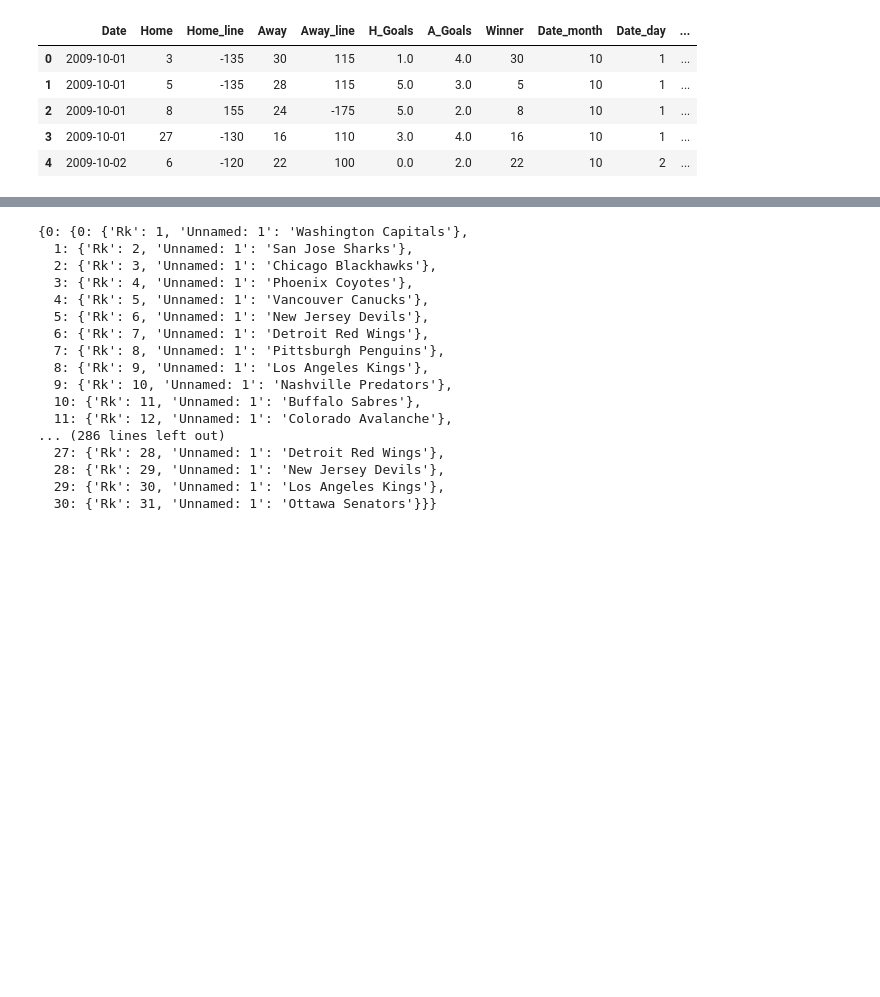
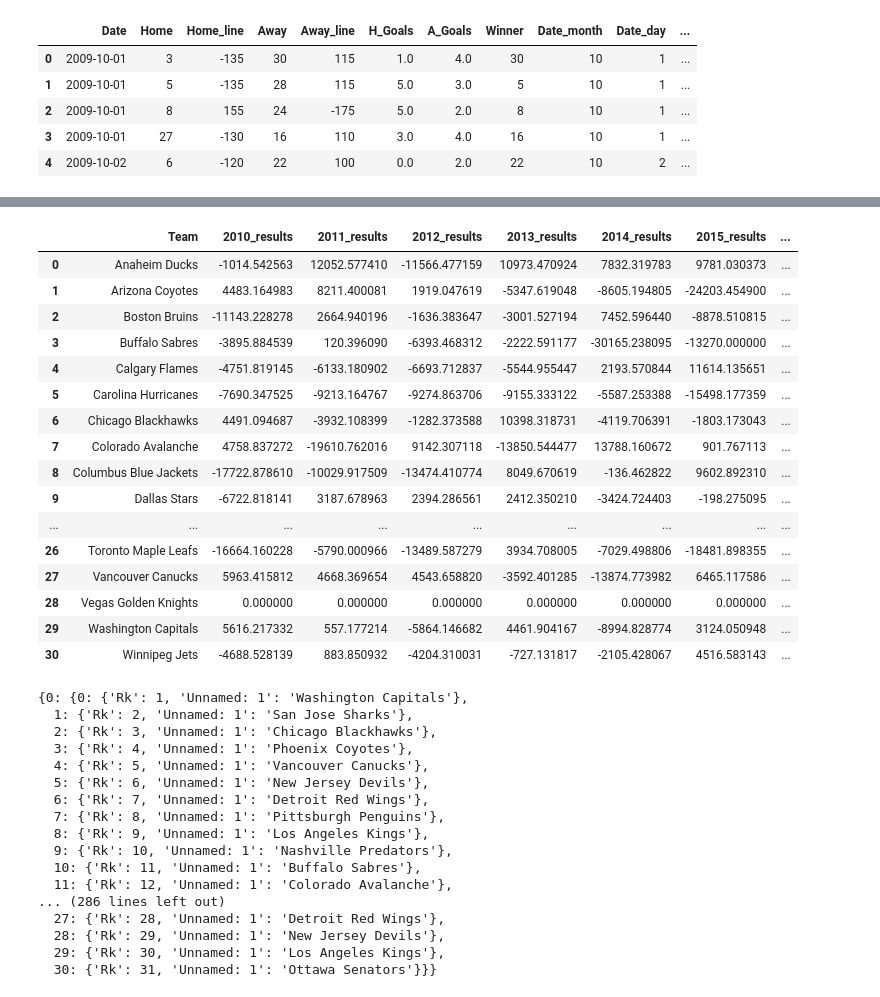
Before and after one commit to ryandheller/project_3, a Jupyter notebook: Combined code.ipynb, the cells around one changed output, grey strips where cells are left out. Drawn from its saved outputs; the diff is of its cells as text; code cells hidden in the pictures; blank space fills up the shorter version.

```diff
--- a/Combined code.ipynb
+++ b/Combined code.ipynb
@@ -211,7 +215,7 @@ rename_dict['Philadelphia Flyers'] = 'Philadelphia Flyers'
 rename_dict['Phoenix Coyotes'] = 'Arizona Coyotes'
 rename_dict['Pittsburgh Penguins'] = 'Pittsburgh Penguins'
 rename_dict['San Jose Sharks'] = 'San Jose Sharks'
-rename_dict['St. Louis Blues'] = 'St. Louis Blues'
+rename_dict['St. Louis Blues'] = 'St Louis Blues'
 rename_dict['Tampa Bay Lightning'] = 'Tampa Bay Lightning'
 rename_dict['Toronto Maple Leafs'] = 'Toronto Maple Leafs'
 rename_dict['Vancouver Canucks'] = 'Vancouver Canucks'
@@ -248,7 +252,7 @@ ML_dict['Ottawa Senators'] = 21
 ML_dict['Philadelphia Flyers'] = 22
 ML_dict['Pittsburgh Penguins'] = 23
 ML_dict['San Jose Sharks'] = 24
-ML_dict['St. Louis Blues'] = 25
+ML_dict['St Louis Blues'] = 25
 ML_dict['Tampa Bay Lightning'] = 26
 ML_dict['Toronto Maple Leafs'] = 27
 ML_dict['Vancouver Canucks'] = 28
@@ -472,7 +463,7 @@ def all_season_results(year):
     return_list=[]
     for num in range(1,32):
         team,season_total = season_results(num)
-        dictionary_name[team] = season_total
+        dictionary_name[team] = int(season_total)
 #         return_list.append(dictionary_name)
     return(dictionary_name)
 
@@ -480,6 +471,6 @@ season_years = [2010,2011,2012,2013,2014,2015,2016,2017,2018,2019]
 all_season_results_dict = {}
 for year in season_years:
     results = all_season_results(year)
-    all_season_results_dict[year]=results
+    all_season_results_dict[f'{year}']=results
 
-# all_season_results_dict
+all_season_results_dict
@@ -486,10 +495,29 @@ for year in season_years:
 # %%
 all_season_results_df = pd.DataFrame.from_records(all_season_results_dict)
 all_season_results_df=all_season_results_df.reset_index()
-all_season_results_df.columns = ['Team','2010_results','2011_results','2012_results','2013_results','2014_results','2015_results','2016_results','2017_results','2018_results','2019_results']
+all_season_results_df.columns = ['Team','2010_results','2011_results','2012_results','2013_results','2014_results','2015_results','2016_results','2017_results','2018_results','2019_results','ff']
+all_season_results_df = all_season_results_df[['Team','2010_results','2011_results','2012_results','2013_results','2014_results','2015_results','2016_results','2017_results','2018_results','2019_results']]
 all_season_results_df['sum'] = (all_season_results_df['2010_results']+all_season_results_df['2011_results']+all_season_results_df['2012_results']+all_season_results_df['2013_results']+all_season_results_df['2014_results']+all_season_results_df['2015_results']+all_season_results_df['2016_results']+all_season_results_df['2017_results']+all_season_results_df['2018_results']+all_season_results_df['2019_results'])
 
-# all_season_results_df
+all_season_results_df
+# %% [output]
+|  | Team | 2010_results | 2011_results | 2012_results | 2013_results | 2014_results | 2015_results | ... |
+| 0 | Anaheim Ducks | -1014.542563 | 12052.577410 | -11566.477159 | 10973.470924 | 7832.319783 | 9781.030373 | ... |
+| 1 | Arizona Coyotes | 4483.164983 | 8211.400081 | 1919.047619 | -5347.619048 | -8605.194805 | -24203.454900 | ... |
+| 2 | Boston Bruins | -11143.228278 | 2664.940196 | -1636.383647 | -3001.527194 | 7452.596440 | -8878.510815 | ... |
+| 3 | Buffalo Sabres | -3895.884539 | 120.396090 | -6393.468312 | -2222.591177 | -30165.238095 | -13270.000000 | ... |
+| 4 | Calgary Flames | -4751.819145 | -6133.180902 | -6693.712837 | -5544.955447 | 2193.570844 | 11614.135651 | ... |
+| 5 | Carolina Hurricanes | -7690.347525 | -9213.164767 | -9274.863706 | -9155.333122 | -5587.253388 | -15498.177359 | ... |
+| 6 | Chicago Blackhawks | 4491.094687 | -3932.108399 | -1282.373588 | 10398.318731 | -4119.706391 | -1803.173043 | ... |
+| 7 | Colorado Avalanche | 4758.837272 | -19610.762016 | 9142.307118 | -13850.544477 | 13788.160672 | 901.767113 | ... |
+| 8 | Columbus Blue Jackets | -17722.878610 | -10029.917509 | -13474.410774 | 8049.670619 | -136.462822 | 9602.892310 | ... |
+| 9 | Dallas Stars | -6722.818141 | 3187.678963 | 2394.286561 | 2412.350210 | -3424.724403 | -198.275095 | ... |
+| ... | ... | ... | ... | ... | ... | ... | ... | ... |
+| 26 | Toronto Maple Leafs | -16664.160228 | -5790.000966 | -13489.587279 | 3934.708005 | -7029.498806 | -18481.898355 | ... |
+| 27 | Vancouver Canucks | 5963.415812 | 4668.369654 | 4543.658820 | -3592.401285 | -13874.773982 | 6465.117586 | ... |
+| 28 | Vegas Golden Knights | 0.000000 | 0.000000 | 0.000000 | 0.000000 | 0.000000 | 0.000000 | ... |
+| 29 | Washington Capitals | 5616.217332 | 557.177214 | -5864.146682 | 4461.904167 | -8994.828774 | 3124.050948 | ... |
+| 30 | Winnipeg Jets | -4688.528139 | 883.850932 | -4204.310031 | -727.131817 | -2105.428067 | 4516.583143 | ... |
 # %%
 all_standings=[]
 for num in range(2010,2020):
```
Also changed, not shown: parts of 26 cells of this notebook, 13 other files.
